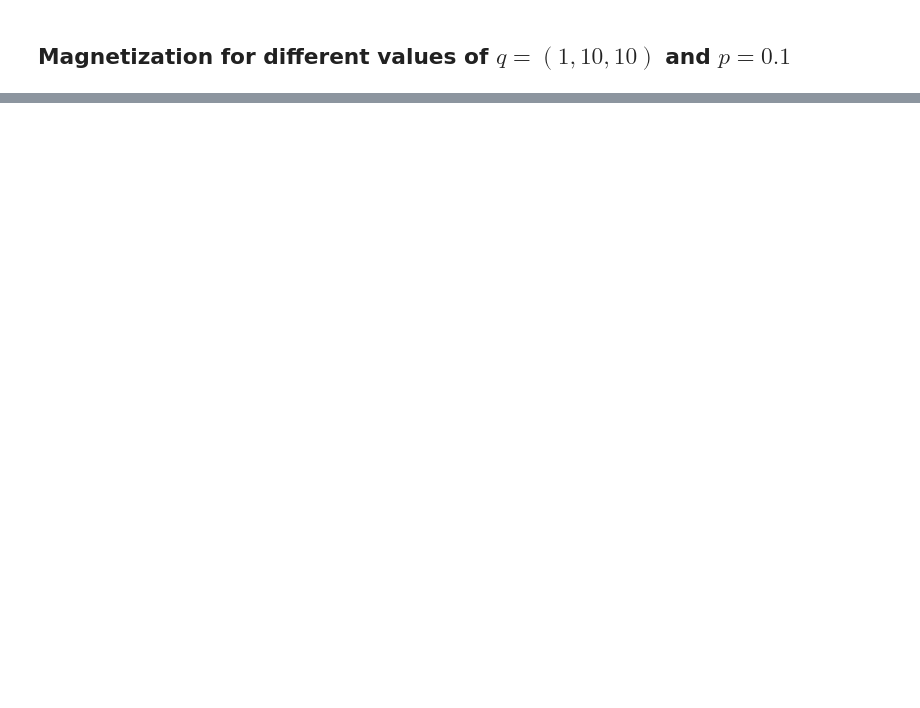
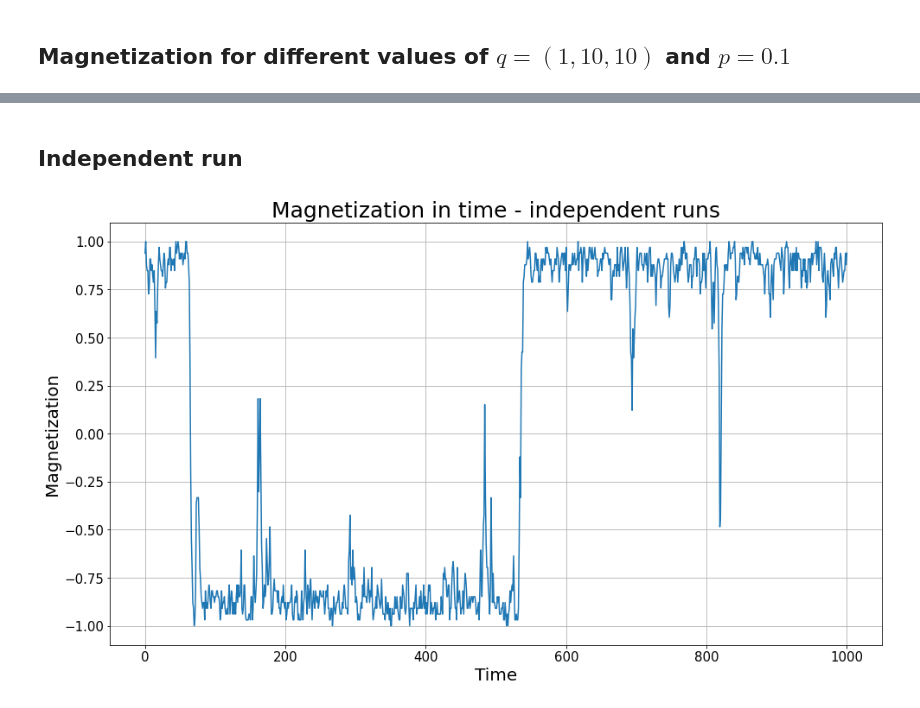
Before and after one commit to dpalatynski/Master-Thesis, a Jupyter notebook: Models_5.ipynb, the cells around one changed output, grey strips where cells are left out. Cells and saved outputs as stored; diff of their text form; code cells hidden in the pictures; blank space fills up the shorter version.

```diff
--- a/Models_5.ipynb
+++ b/Models_5.ipynb
@@ -247,0 +248,21 @@ plt.legend(prop={'size': 15})
+# %% [markdown]
+## Independent run
+# %%
+graphs = [G, K, None, L]
+p = 0.1
+q = 3
+iterations = 1000
+coefficients = [0.25, 0.25, 0.25, 0.25]
+# %%
+plt.figure(figsize=(16, 9))
+for _ in trange(1):
+    x = q_voter_simulation_v2(graphs, p, q, iterations, coefficients)
+    plt.plot(x)
+plt.xticks(fontsize=15)
+plt.yticks(fontsize=15)
+plt.xlabel('Time', fontsize=20)
+plt.ylabel('Magnetization', fontsize=20)
+plt.title('Magnetization in time - independent runs', fontsize=25)
+plt.grid()
+# %% [output]
+[figure, added]
```
Also changed, not shown: parts of 6 cells of this notebook, 9 other files.
